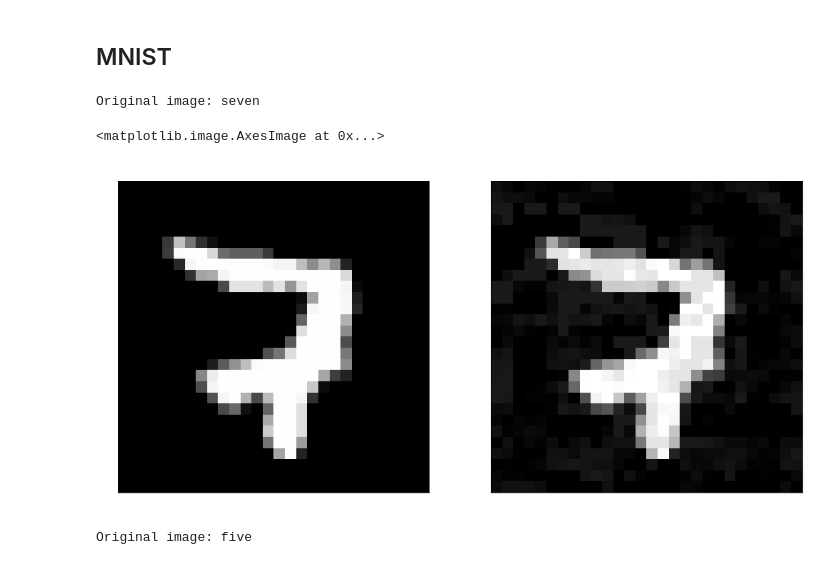
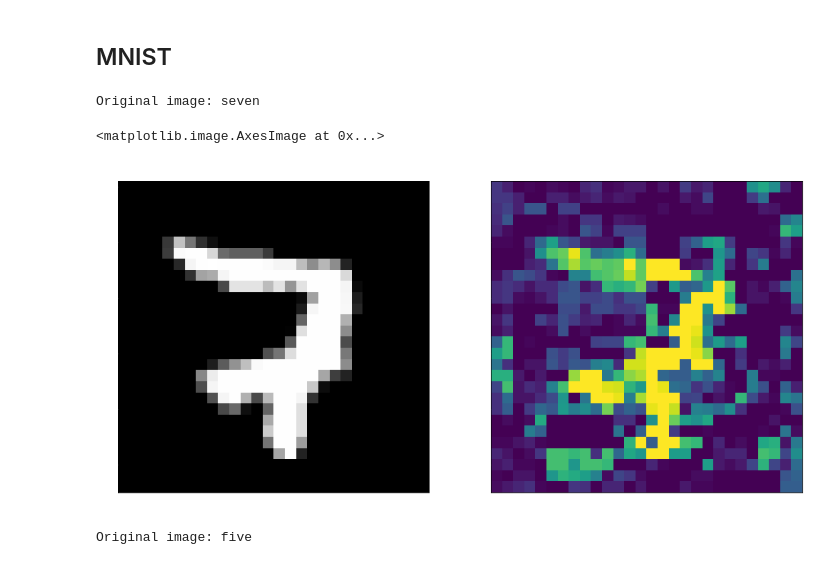
Before and after one commit to Dimanssional/Adversial-Attacks-Methods, a Jupyter notebook: Adversarial_Algorithms/adversarial_experiments.ipynb, the cells around one changed output. Saved outputs shown, nothing was run; the diff lists cells and outputs as text; code cells hidden in the pictures.

```diff
--- a/Adversarial_Algorithms/adversarial_experiments.ipynb
+++ b/Adversarial_Algorithms/adversarial_experiments.ipynb
@@ -154,7 +159,7 @@ accuracy: 98.30%
 ## Basic-Iterative method - BIM:
 * Experiments with BIM: MNIST, CIFAR
 # %%
-bim0 = BIM(0.3, loaded_model)
+bim0 = BIM(0.7, loaded_model)
 bim = BIM(0.3, loaded_model)
 bim1 = BIM(0.3, loaded_model)
 
@@ -167,7 +172,7 @@ true_label = y_train[65]
 image1 = X_test[315].reshape((1, img_rows, img_cols, channels))
 true_label1 = y_test[315]
 
-adv0, pert0 = bim0.adversarial_pattern(image0, true_label=true_label0, alpha=0.1/20, iterations=20)
+adv0, pert0 = bim0.adversarial_pattern(image0, true_label=true_label0, alpha=0.7/40, iterations=40)
 adv, pert = bim.adversarial_pattern(image, true_label=true_label, alpha=0.3/50, iterations=50)
 adv1, pert1 = bim1.adversarial_pattern(image1, true_label=true_label1, alpha=0.3/50., iterations=50)
 # %% [markdown]
@@ -175,18 +180,18 @@ adv1, pert1 = bim1.adversarial_pattern(image1, true_label=true_label1, alpha=0.3
 # %%
 plt.figure(figsize=(15, 15))
 
 plt.subplot(121)
 plt.title("Initial image")
 plt.imshow(X_test[133].reshape(28, 28), cmap="gray")
 print(f"Original image: {labels[np.argmax(y_test[133])]}")
 
 plt.subplot(122)
 plt.title("Adversarial image")
-plt.imshow(tf.reshape(adv0, (28, 28)), cmap="gray")
+plt.imshow(tf.reshape(adv0, (28, 28)))
 # %% [output]
 Original image: seven
 <matplotlib.image.AxesImage at 0x...>
-[figure, old version]
+[figure, new version]
 # %%
 plt.figure(figsize=(15, 15))
 
```
Also changed, not shown: parts of 27 cells of this notebook.
